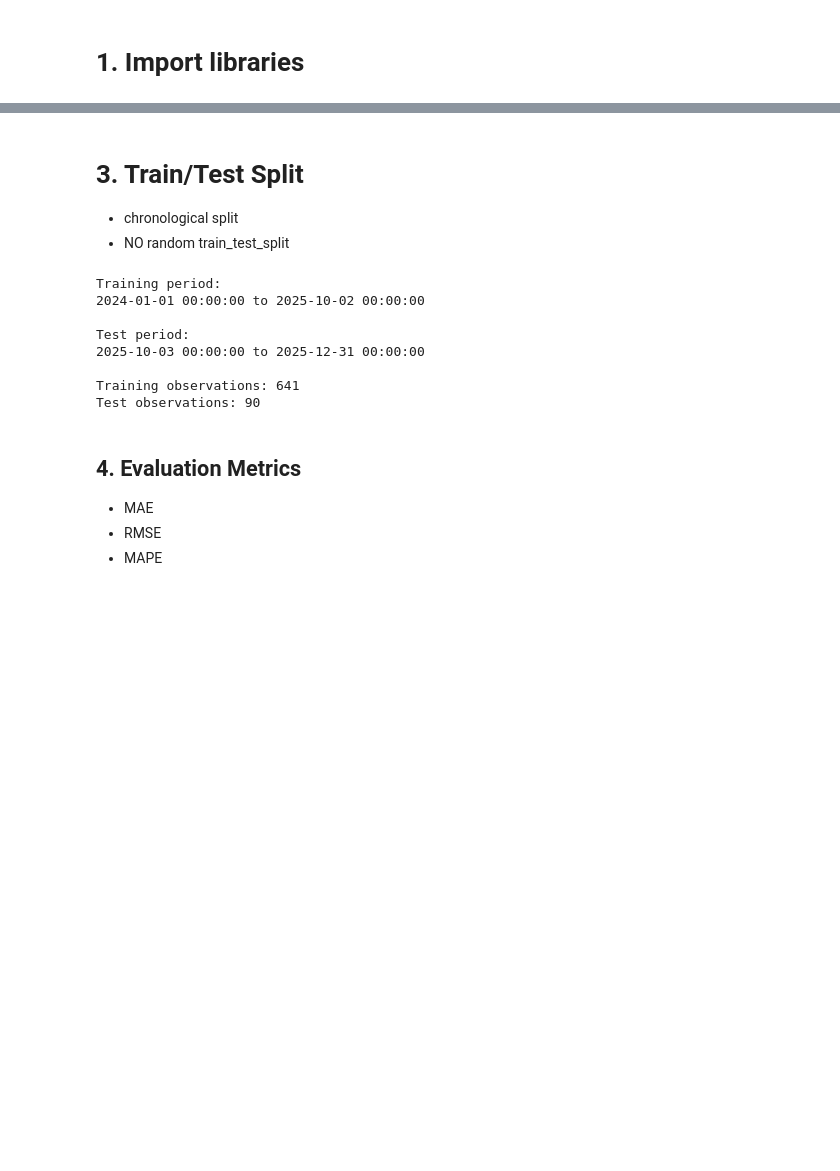
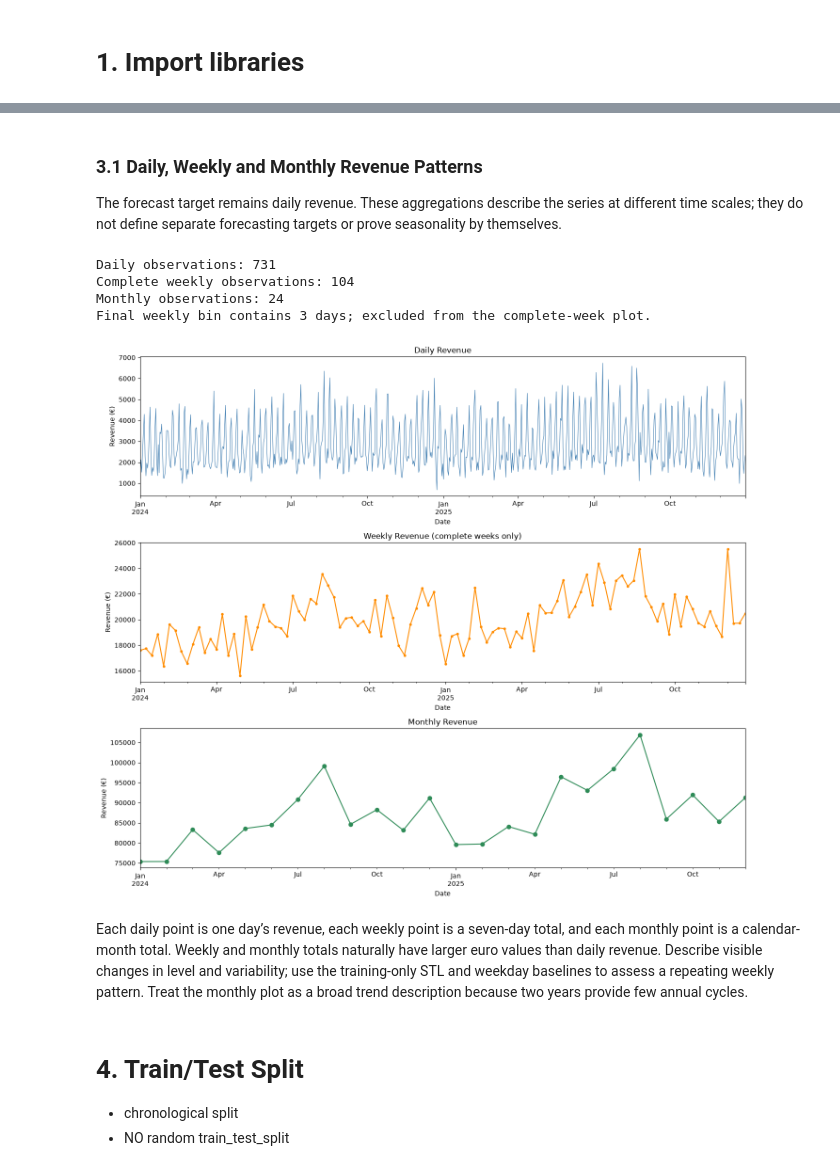
Before and after one commit to satish-shrestha-4u/restrodine-restaurant-intelligence, a Jupyter notebook: notebooks/03_revenue_forecasting.ipynb, the cells around one changed output, grey strips where cells are left out. Saved outputs shown, nothing was run; the diff lists cells and outputs as text; code cells hidden in the pictures; blank space fills up the shorter version.

```diff
--- a/notebooks/03_revenue_forecasting.ipynb
+++ b/notebooks/03_revenue_forecasting.ipynb
@@ -25,41 +134,57 @@ df.sample(5)
+# %% [markdown]
+### 3.1 Daily, Weekly and Monthly Revenue Patterns
+The forecast target remains daily revenue. These aggregations describe the series at different time scales; they do not define separate forecasting targets or prove seasonality by themselves.
+# %%
+# ============================================
+# DAILY / WEEKLY / MONTHLY REVENUE PATTERNS
+# ============================================
+
+revenue_daily = df.set_index("date")["revenue"].asfreq("D")
+revenue_weekly_all = revenue_daily.resample("W-SUN").agg(["sum", "count"])
+revenue_weekly = revenue_weekly_all.loc[revenue_weekly_all["count"] == 7, "sum"]
+revenue_monthly = revenue_daily.resample("ME").sum()
+
+print("Daily observations:", revenue_daily.notna().sum())
+print("Complete weekly observations:", len(revenue_weekly))
+print("Monthly observations:", len(revenue_monthly))
+print("Final weekly bin contains", int(revenue_weekly_all["count"].iloc[-1]), "days; excluded from the complete-week plot.")
+# %% [output]
+Daily observations: 731
+Complete weekly observations: 104
+Monthly observations: 24
+Final weekly bin contains 3 days; excluded from the complete-week plot.
+# %%
+fig, axes = plt.subplots(3, 1, figsize=(14, 12))
+revenue_daily.plot(ax=axes[0], color="steelblue", linewidth=0.8)
+axes[0].set(title="Daily Revenue", ylabel="Revenue (€)")
+revenue_weekly.plot(ax=axes[1], color="darkorange", marker=".")
+axes[1].set(title="Weekly Revenue (complete weeks only)", ylabel="Revenue (€)")
+revenue_monthly.plot(ax=axes[2], color="seagreen", marker="o")
+axes[2].set(title="Monthly Revenue", ylabel="Revenue (€)")
+for ax in axes:
+    ax.set_xlabel("Date")
+plt.tight_layout()
+plt.show()
+# %% [output]
+[figure, added]
+# %% [markdown]
+Each daily point is one day’s revenue, each weekly point is a seven-day total, and each monthly point is a calendar-month total. Weekly and monthly totals naturally have larger euro values than daily revenue. Describe visible changes in level and variability; use the training-only STL and weekday baselines to assess a repeating weekly pattern. Treat the monthly plot as a broad trend description because two years provide few annual cycles.
 # %% [markdown]
-# 3. Train/Test Split
+# 4. Train/Test Split
    - chronological split
    - NO random train_test_split
 # %%
 # ============================================
 # TRAIN / TEST SPLIT
 # ============================================
+df["date"] = pd.to_datetime(df["date"])
 
-df = df.copy()
+df = df.sort_values("date").copy()
 
-df = df.sort_values("date").reset_index(drop=True)
+train = df[
+    df["date"] < "2025-10-01"
+].copy()
 
-# Use the last 90 days as the test period
-test_days = 90
-
-train_df = df.iloc[:-test_days].copy()
-test_df = df.iloc[-test_days:].copy()
-
-print("Training period:")
-print(train_df["date"].min(), "to", train_df["date"].max())
-
-print("\nTest period:")
-print(test_df["date"].min(), "to", test_df["date"].max())
-
-print("\nTraining observations:", len(train_df))
-print("Test observations:", len(test_df))
+test = df[
+    df["date"] >= "2025-10-01"
+].copy()
-# %% [output]
-Training period:
-2024-01-01 00:00:00 to 2025-10-02 00:00:00
-
-Test period:
-2025-10-03 00:00:00 to 2025-12-31 00:00:00
-
-Training observations: 641
-Test observations: 90
-# %% [markdown]
-## 4. Evaluation Metrics
-   - MAE
-   - RMSE
-   - MAPE
```
Also changed, not shown: parts of 78 cells of this notebook, 2 other files.
